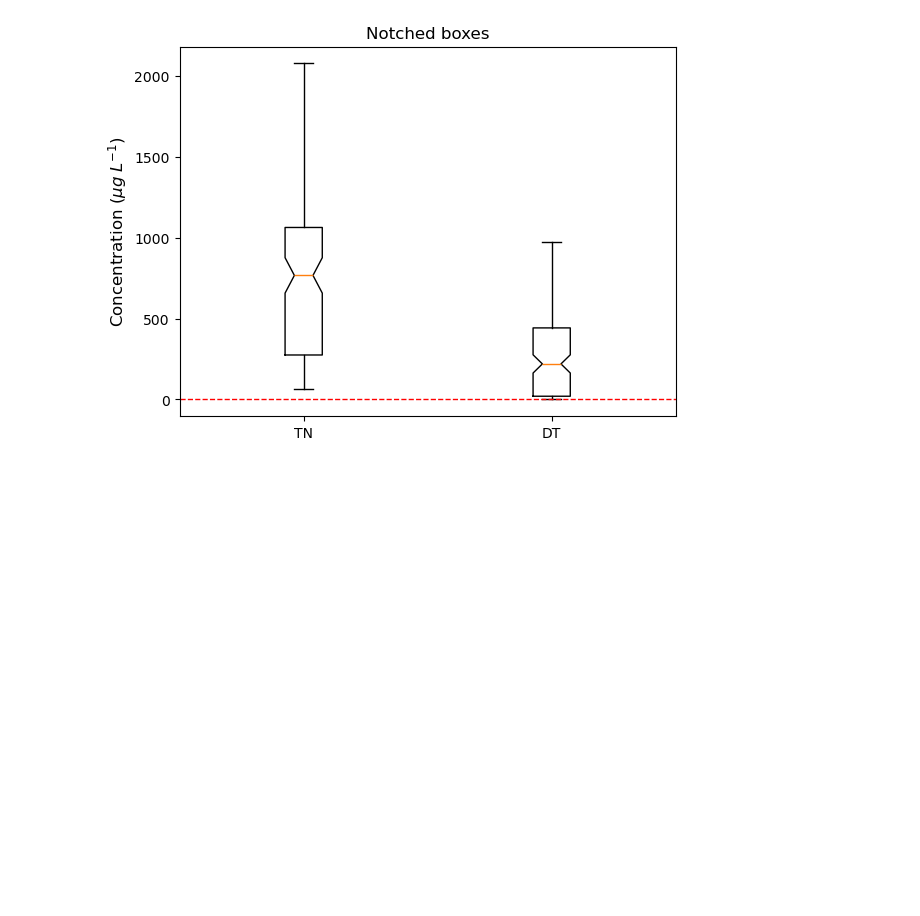
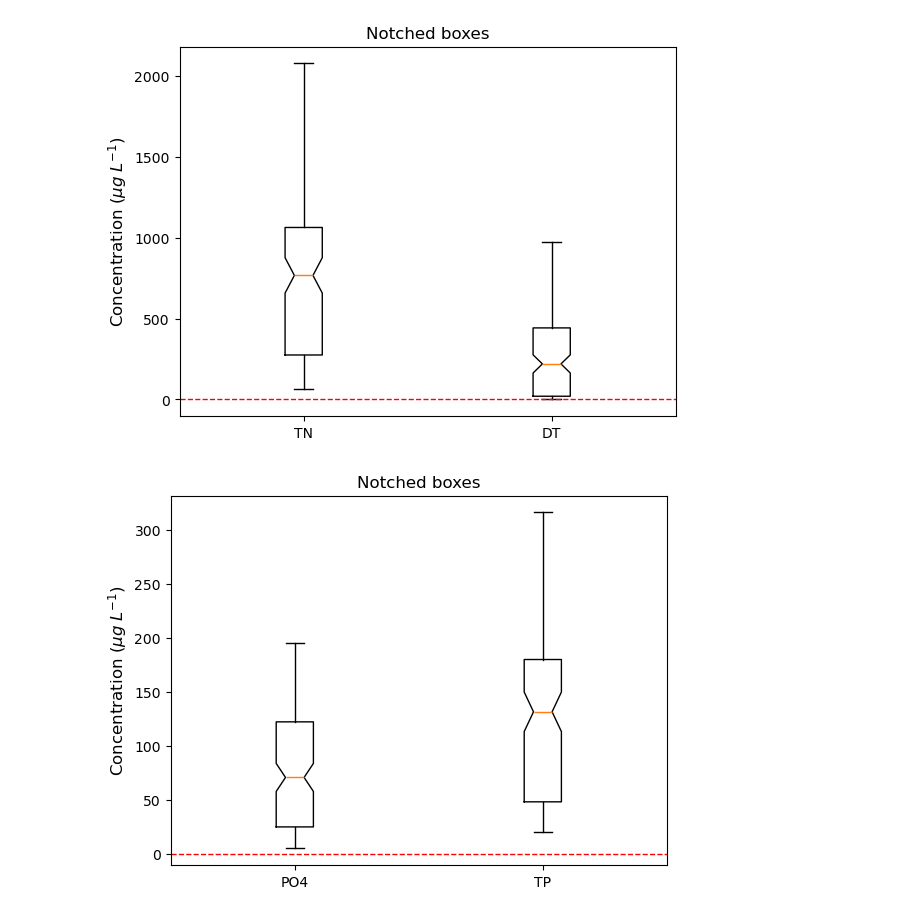
Before and after one commit to Andrea-Rebeca-LC/Python_2025_Ciencias_de_datos, a Jupyter notebook: Primeros ejercicios/Final_project.ipynb, the cells around one changed output. Saved outputs shown, nothing was run; the diff lists cells and outputs as text; code cells hidden in the pictures; blank space fills up the shorter version.

Commit message:
box plots nutrients

```diff
--- a/Primeros ejercicios/Final_project.ipynb
+++ b/Primeros ejercicios/Final_project.ipynb
@@ -146,3 +146,26 @@ plt.ylabel('Concentration ($\mu g \; L^{-1}$)', fontsize=12)
 plt.show()
 # %% [output]
 [figure]
+# %%
+data1 = nutData["po4.ugl"]
+#importan eliminite na´s
+data2 = nutData["tp.ugl"].dropna()
+
+fig2, ax2 = plt.subplots()
+
+ax2.set_title('Notched boxes')
+
+# Two boxplots in one figure
+ax2.boxplot([data1, data2], notch=True)
+
+# Línea roja en y=0
+ax2.axhline(y=0, color='red', linestyle='--', linewidth=1)
+
+# Etiquetas en X para identificar cada boxplot
+ax2.set_xticks([1, 2])
+ax2.set_xticklabels(["PO4", "TP"])
+
+plt.ylabel('Concentration ($\mu g \; L^{-1}$)', fontsize=12)
+plt.show()
+# %% [output]
+[figure, added]
```
Also changed, not shown: parts of 1 cell of this notebook.
